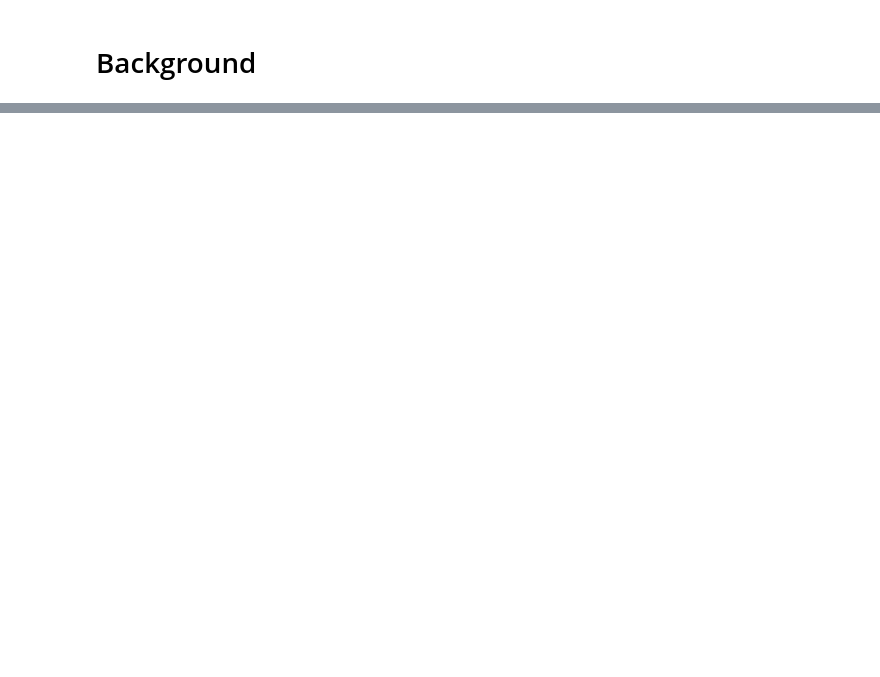
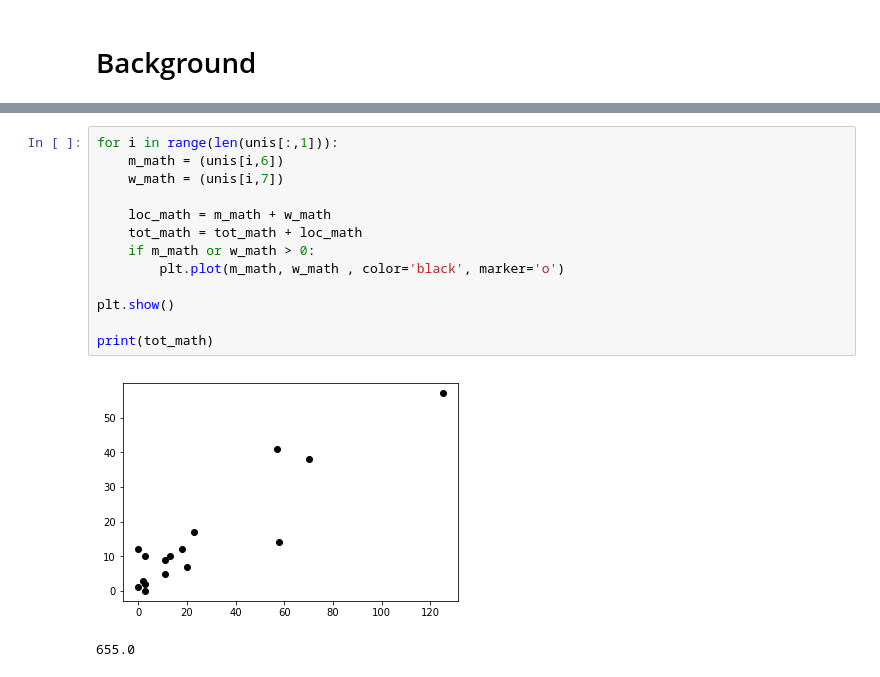
Before and after one commit to FMazzoni/bootcamp18, a Jupyter notebook: Active.ipynb, the cells around one changed output, grey strips where cells are left out. Saved outputs shown, nothing was run; the diff lists cells and outputs as text; blank space fills up the shorter version.

```diff
--- a/Active.ipynb
+++ b/Active.ipynb
@@ -61,0 +125,16 @@ print(unis)
+# %%
+for i in range(len(unis[:,1])):
+    m_math = (unis[i,6])
+    w_math = (unis[i,7])
+
+    loc_math = m_math + w_math
+    tot_math = tot_math + loc_math
+    if m_math or w_math > 0:
+        plt.plot(m_math, w_math , color='black', marker='o')
+
+plt.show()
+
+print(tot_math)
+# %% [output]
+[figure, added]
+655.0
```
Also changed, not shown: parts of 25 cells of this notebook, 2 other files.
